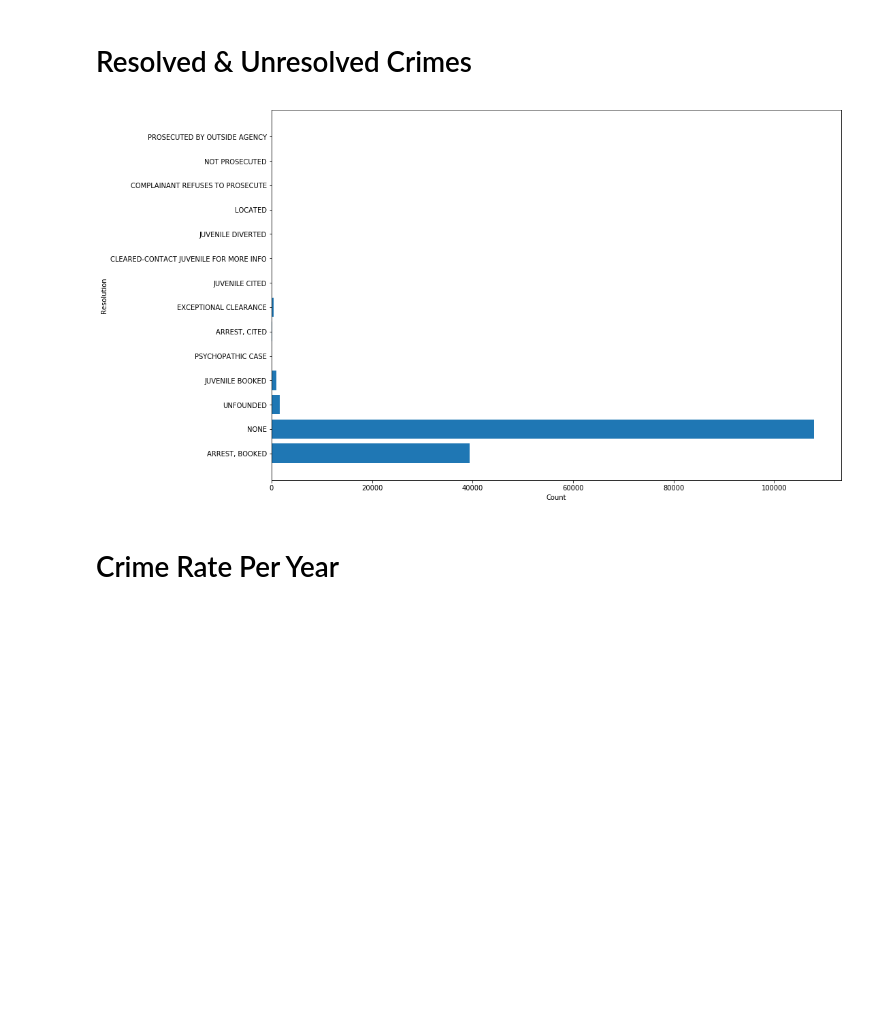
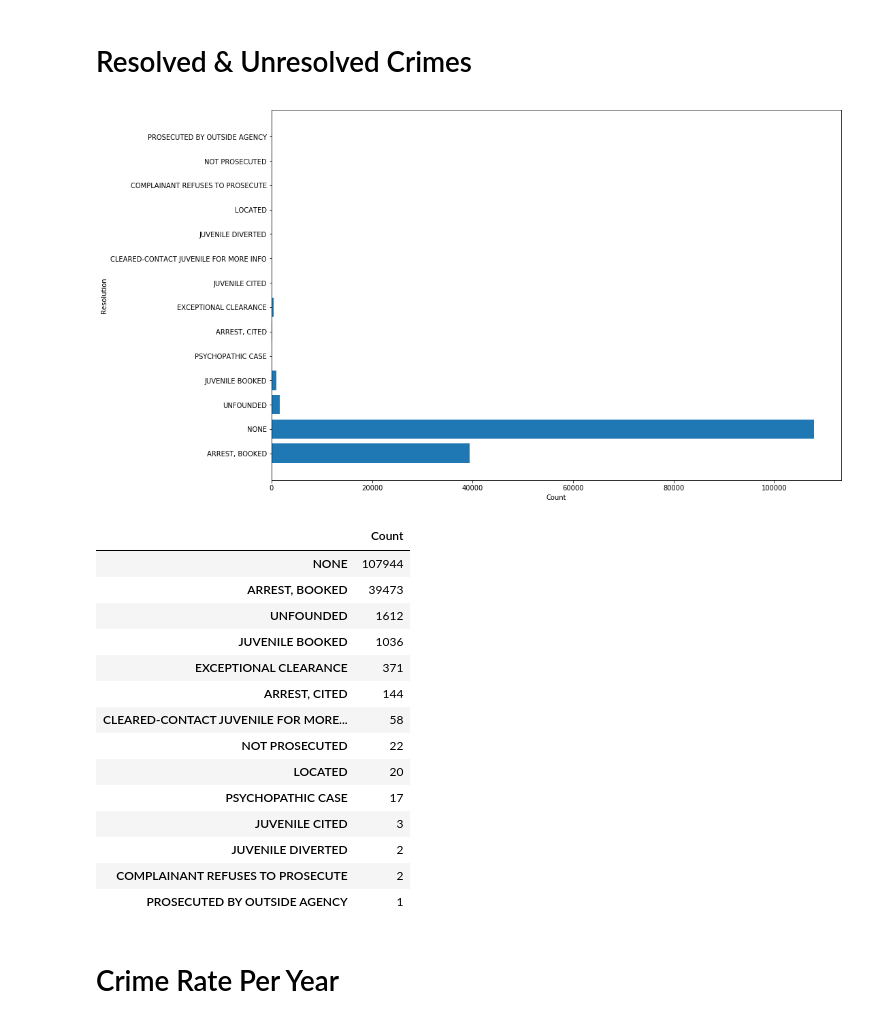
Before and after one commit to NathanNguyen345/DataScience_Capstone1, a Jupyter notebook: ExploratoryData/SF_Crime_Rate.ipynb, the cells around one changed output. Drawn from its saved outputs; the diff is of its cells as text; code cells hidden in the pictures; blank space fills up the shorter version.

```diff
--- a/ExploratoryData/SF_Crime_Rate.ipynb
+++ b/ExploratoryData/SF_Crime_Rate.ipynb
@@ -315,22 +319,43 @@ plt.show()
 # %% [markdown]
 # Resolved & Unresolved Crimes
 # %%
+# Count the incidents by resolutions
 resolution_df = Counter(sf_data_2016['Resolution'])
+
+# Create df and assign count column
 resolution_df = pd.DataFrame.from_dict(resolution_df, orient='index')
 resolution_df.columns = ['Count']
 
+# Create points for barh
 res   = resolution_df.index.tolist()
 y_pos = np.arange(len(resolution_df))
 x_pos = resolution_df['Count'].tolist()
 
+# Create barh graph
 ax = plt.barh(y_pos, x_pos)
 plt.xlabel('Count')
 plt.ylabel('Resolution')
 plt.yticks(y_pos, res)
 
 plt.show()
+resolution_df.sort_values('Count', ascending=False)
 # %% [output]
 [figure]
+|  | Count |
+| NONE | 107944 |
+| ARREST, BOOKED | 39473 |
+| UNFOUNDED | 1612 |
+| JUVENILE BOOKED | 1036 |
+| EXCEPTIONAL CLEARANCE | 371 |
+| ARREST, CITED | 144 |
+| CLEARED-CONTACT JUVENILE FOR MORE... | 58 |
+| NOT PROSECUTED | 22 |
+| LOCATED | 20 |
+| PSYCHOPATHIC CASE | 17 |
+| JUVENILE CITED | 3 |
+| JUVENILE DIVERTED | 2 |
+| COMPLAINANT REFUSES TO PROSECUTE | 2 |
+| PROSECUTED BY OUTSIDE AGENCY | 1 |
 # %% [markdown]
 # Crime Rate Per Year
 # %% [markdown]
```
Also changed, not shown: parts of 3 cells of this notebook.
